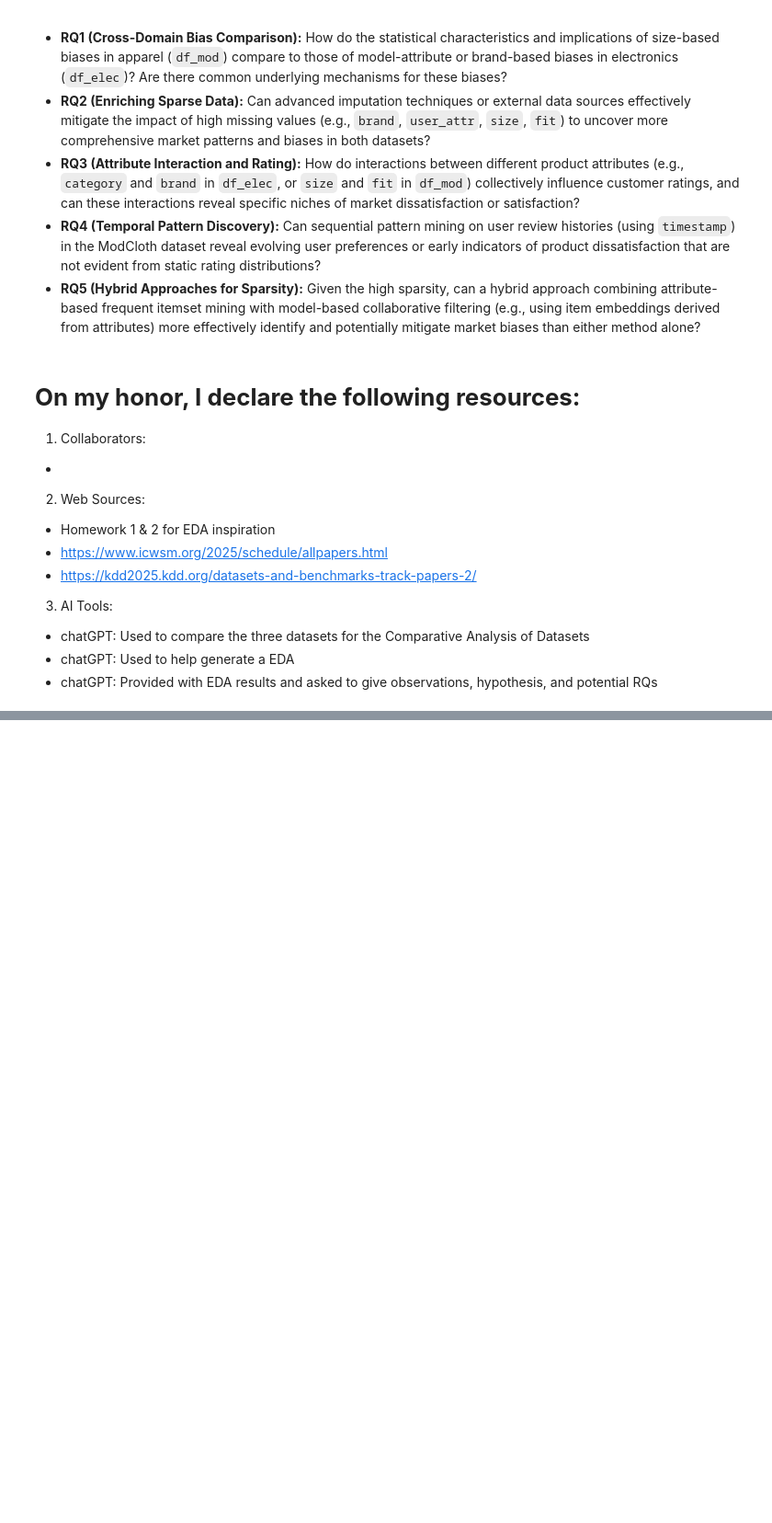
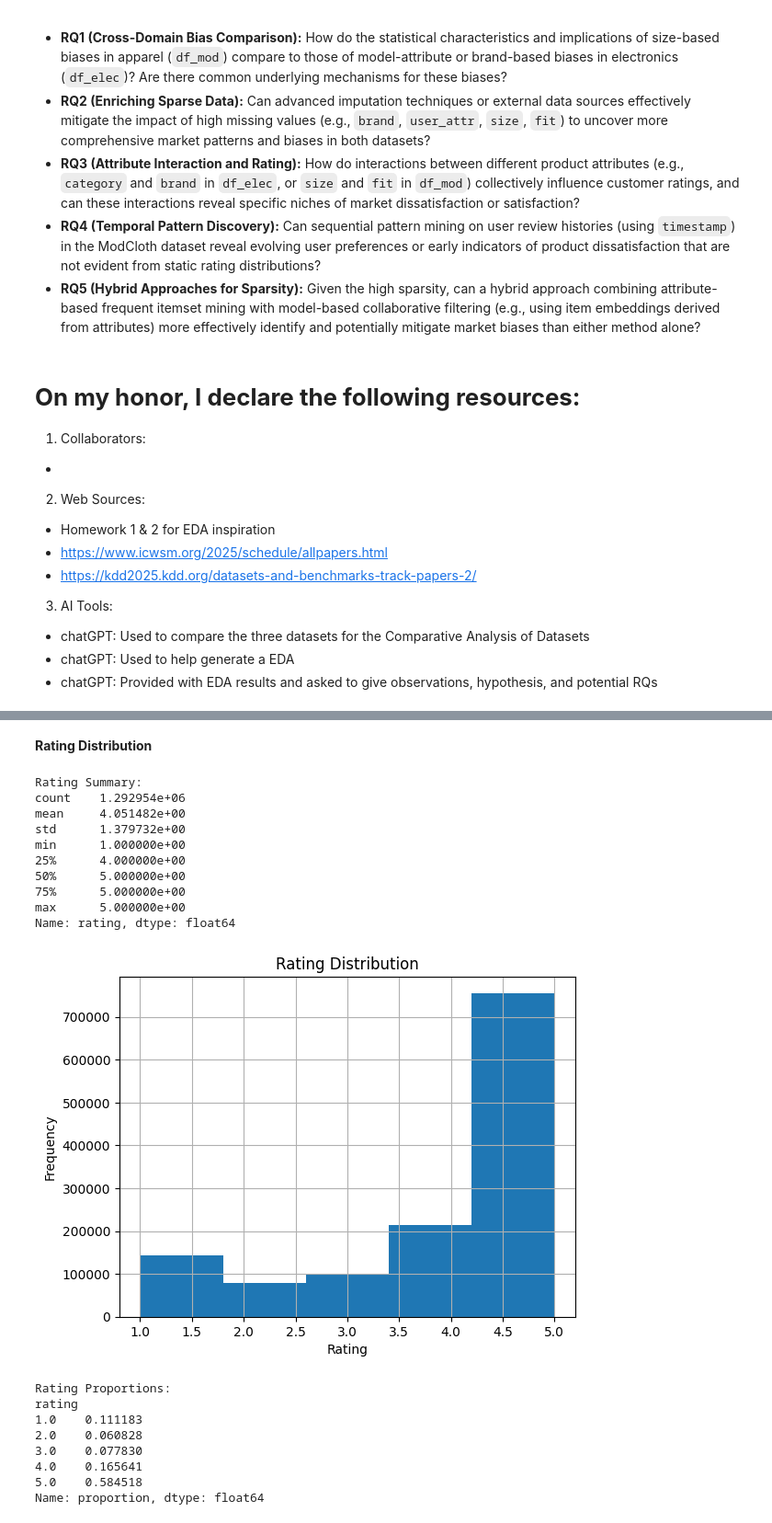
Before and after one commit to lejonathan24/CSCE676-Project, a Jupyter notebook: 129002924_Project.ipynb, the cells around one changed output, grey strips where cells are left out. Shown at 92% size. Saved outputs shown, nothing was run; the diff lists cells and outputs as text; code cells hidden in the pictures; blank space fills up the shorter version.

```diff
--- a/129002924_Project.ipynb
+++ b/129002924_Project.ipynb
@@ -516,0 +534,41 @@ New Hypotheses
+# %% [markdown]
+**Rating Distribution**
+# %%
+import matplotlib.pyplot as plt
+import seaborn as sns
+
+# Rating summary
+print("\nRating Summary:")
+print(df_elec["rating"].describe())
+
+# Histogram
+plt.figure()
+df_elec["rating"].hist(bins=5)
+plt.title("Rating Distribution")
+plt.xlabel("Rating")
+plt.ylabel("Frequency")
+plt.show()
+
+# Rating proportions
+print("\nRating Proportions:")
+print(df_elec["rating"].value_counts(normalize=True).sort_index())
+# %% [output]
+Rating Summary:
+count    1.292954e+06
+mean     4.051482e+00
+std      1.379732e+00
+min      1.000000e+00
+25%      4.000000e+00
+50%      5.000000e+00
+75%      5.000000e+00
+max      5.000000e+00
+Name: rating, dtype: float64
+[figure, added]
+Rating Proportions:
+rating
+1.0    0.111183
+2.0    0.060828
+3.0    0.077830
+4.0    0.165641
+5.0    0.584518
+Name: proportion, dtype: float64
```
Also changed, not shown: parts of 26 cells of this notebook.
